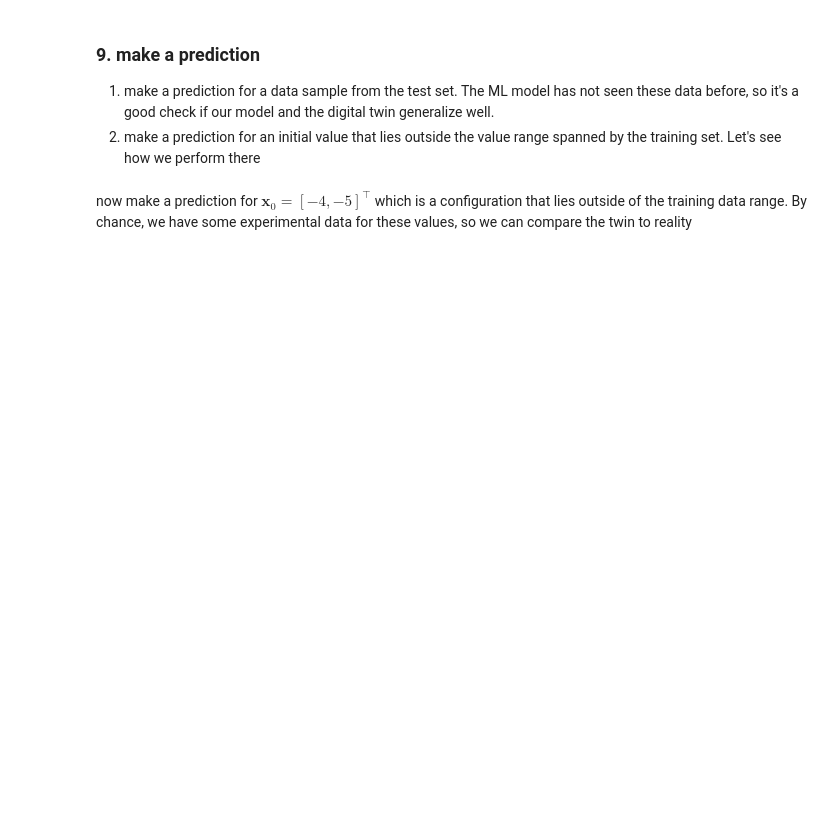
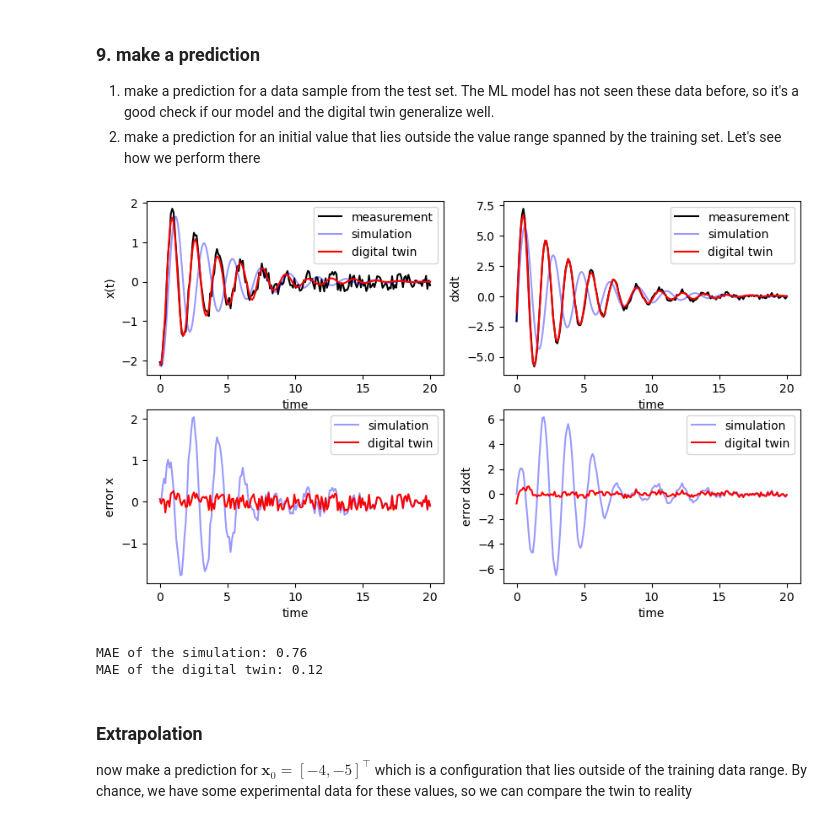
Before and after one commit to mertstend/DigitalTwin_Tutorial, a Jupyter notebook: digitalTwin_tutorial.ipynb, the cells around one changed output. Saved outputs shown, nothing was run; the diff lists cells and outputs as text; code cells hidden in the pictures; blank space fills up the shorter version.

```diff
--- a/digitalTwin_tutorial.ipynb
+++ b/digitalTwin_tutorial.ipynb
@@ -138,24 +147,13 @@ following the presentation, we build a recurrent neural network model that can c
 # %%
-X_in = XS
-X_out = XM - XS
+# a) define inputs and outputs
+X_in = XS          # input: the simulation time series
+X_out = XM - XS    # output: difference between measurement and simulation
 
-# b) reshape into special 3D arrays that are required by Keras LSTM layers
-X_in = np.dstack([X_in[:, :, 0], X_in[:, :, 1]])
-X_out = np.dstack([X_out[:, :, 0], X_out[:, :, 1]])
+# b) split into train-test set (80-20)
+split_ratio = 0.8
+X_in_train, X_in_test, X_out_train, X_out_test, XM_train, XM_test = aux.split_data(X_in, X_out, XM, split_ratio)
 
-# c) split into train-test set (80-20)
-split_ratio = 0.8
-
-X_in_train = X_in[:int(len(X_in) * split_ratio), :, :]
-X_in_test = X_in[int(len(X_in) * split_ratio):, :, :]
-
-X_out_train = X_out[:int(len(X_out) * split_ratio), :, :]
-X_out_test = X_out[int(len(X_out) * split_ratio):, :, :]
-
-XM_train = XM[:int(len(X_in) * split_ratio), :, :]
-XM_test = XM[int(len(X_out) * split_ratio):, :, :]
-
-# d) build LSTM network
+# c) check shapes
 print('shape of X_in_train is: ' + str(X_in_train.shape) + '; shape of X_out_train is: ' + str(X_out_train.shape))
 print('shape of X_in_test is: ' + str(X_in_test.shape) + '; shape of X_out_test is: ' + str(X_out_test.shape))
 # %% [output]
@@ -285,38 +289,47 @@ def digital_twin(x0, T):
 xM_sample = XM_test[0, :, :]  # 1. test data sample
 xDT_sample, xS_sample = digital_twin(xM_sample[0,:], T)
 
-plt.figure(figsize=(8, 6), dpi=80)
+plt.figure(figsize=(10, 6), dpi=100)
 plt.subplot(2, 2, 1)
 plt.xlabel("time")
 plt.ylabel("x(t)")
 plt.plot(T, xM_sample[:, 0], color='black')
 plt.plot(T, xS_sample[:, 0], color='blue', alpha=0.4)
 plt.plot(T, xDT_sample[:, 0], color='red')
 plt.legend(['measurement', 'simulation', 'digital twin'])
 
 plt.subplot(2, 2, 2)
 plt.xlabel("time")
 plt.ylabel("dxdt")
 plt.plot(T, xM_sample[:, 1], color='black')
 plt.plot(T, xS_sample[:, 1], color='blue', alpha=0.4)
 plt.plot(T, xDT_sample[:, 1], color='red')
 plt.legend(['measurement', 'simulation', 'digital twin'])
 
 plt.subplot(2, 2, 3)
 plt.xlabel("time")
 plt.ylabel("error x")
 plt.plot(T, xM_sample[:, 0] - xS_sample[:, 0], color='blue', alpha=0.4)
 plt.plot(T, xM_sample[:, 0] - xDT_sample[:, 0], color='red')
 plt.legend(['simulation', 'digital twin'])
 
 plt.subplot(2, 2, 4)
 plt.xlabel("time")
 plt.ylabel("error dxdt")
 plt.plot(T, xM_sample[:, 1] - xS_sample[:, 1], color='blue', alpha=0.4)
 plt.plot(T, xM_sample[:, 1] - xDT_sample[:, 1], color='red')
 plt.legend(['simulation', 'digital twin'])
 plt.show()
+
+print('MAE of the simulation: '+ str(np.round(aux.get_mae(xS_sample, xM_sample), 2)))
+print('MAE of the digital twin: '+ str(np.round(aux.get_mae(xDT_sample, xM_sample), 2)))
+# %% [output]
+[figure, added]
+MAE of the simulation: 0.76
+MAE of the digital twin: 0.12
 # %% [markdown]
+### Extrapolation
+
 now make a prediction for $\mathbf{x}_{0} = [-4, -5]^{\top}$ which is a configuration that lies outside of the training data range. By chance, we have some experimental data for these values, so we can compare the twin to reality
 # %%
 x0_new = [-4, -5]
```
Also changed, not shown: parts of 15 cells of this notebook, 1 other file.
